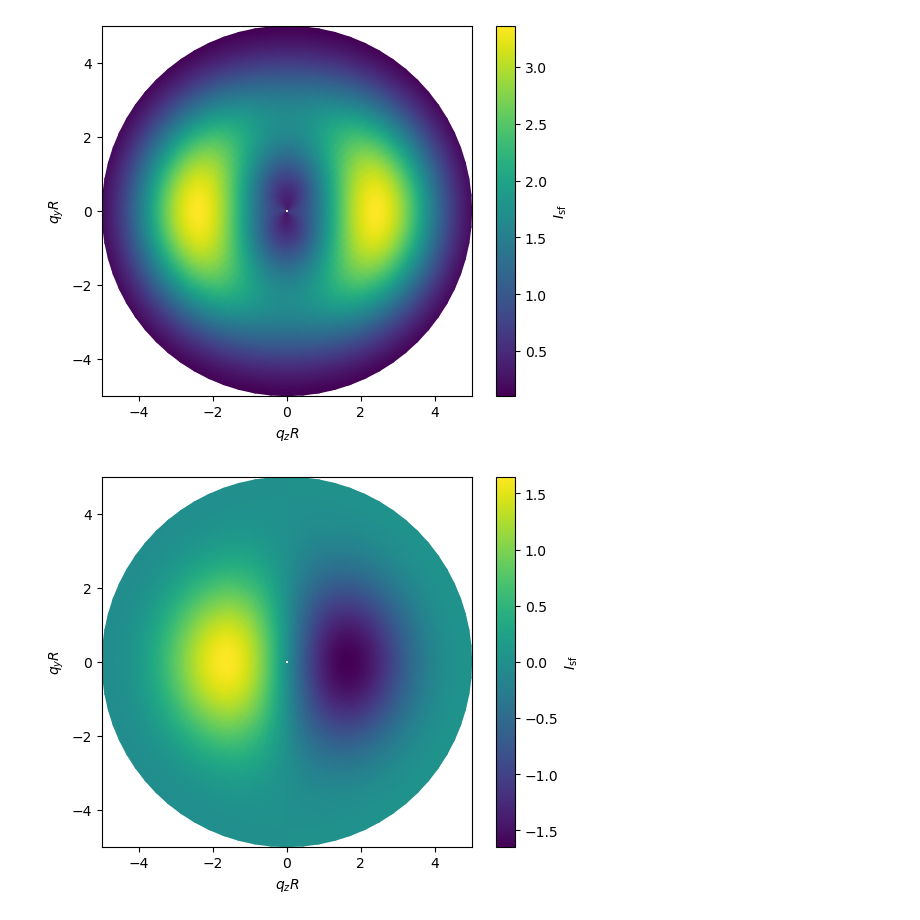
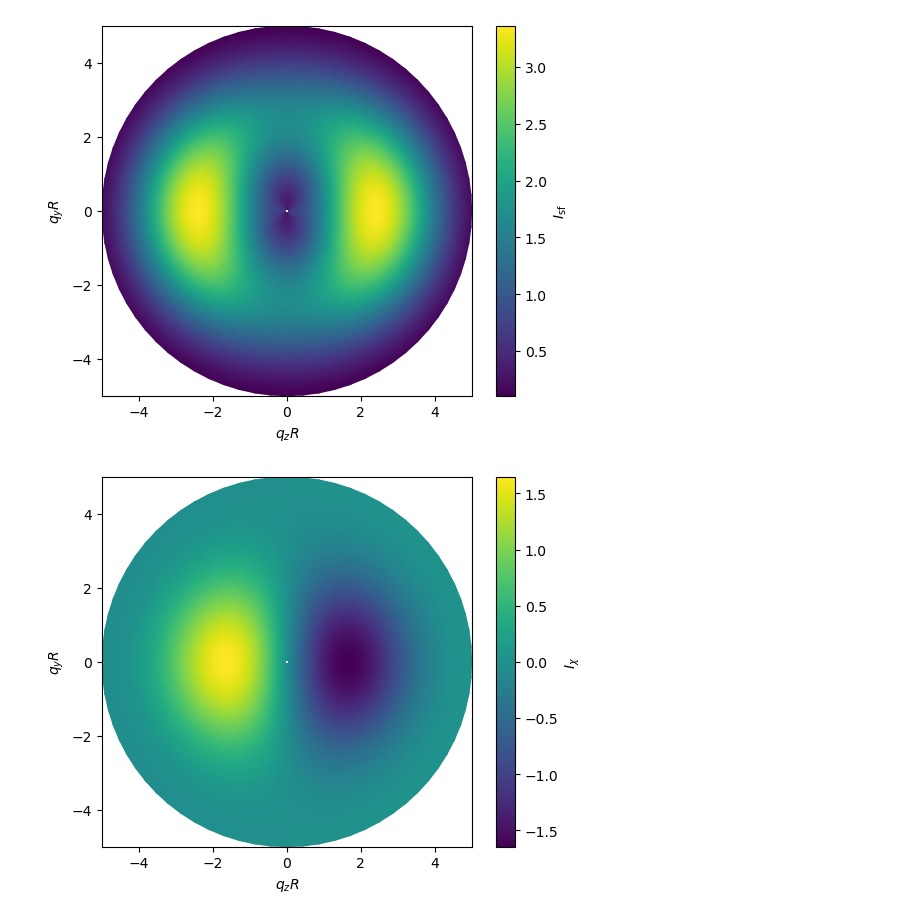
Before and after one commit to AdamsMP92/SO3_covariant_magnetic_SANS, a Jupyter notebook: notebooks/inspect_data.ipynb, the cells around one changed output. Saved outputs shown, nothing was run; the diff lists cells and outputs as text; code cells hidden in the pictures.

```diff
--- a/notebooks/inspect_data.ipynb
+++ b/notebooks/inspect_data.ipynb
@@ -296,17 +296,17 @@ plt.show()
 # %%
 qz_plot = np.concatenate([qz.q, qz.q[:1]], axis=0)
 qy_plot = np.concatenate([qy.q, qy.q[:1]], axis=0)
 I_chi_plot = np.concatenate([I_chi.q, I_chi.q[:1]], axis=0)
 
 fig, ax = plt.subplots()
 mesh = ax.pcolormesh(
     qz_plot,
     qy_plot,
     I_chi_plot,
     shading="gouraud",
 )
-fig.colorbar(mesh, ax=ax, label=r"$I_{\mathrm{sf}}$")
+fig.colorbar(mesh, ax=ax, label=r"$I_{\chi}$")
 ax.set(xlabel=r"$q_zR$", ylabel=r"$q_yR$", aspect="equal")
 plt.show()
 # %% [output]
-[figure, old version]
+[figure, new version]
```
Also changed, not shown: parts of 1 cell of this notebook, 9 other files.
